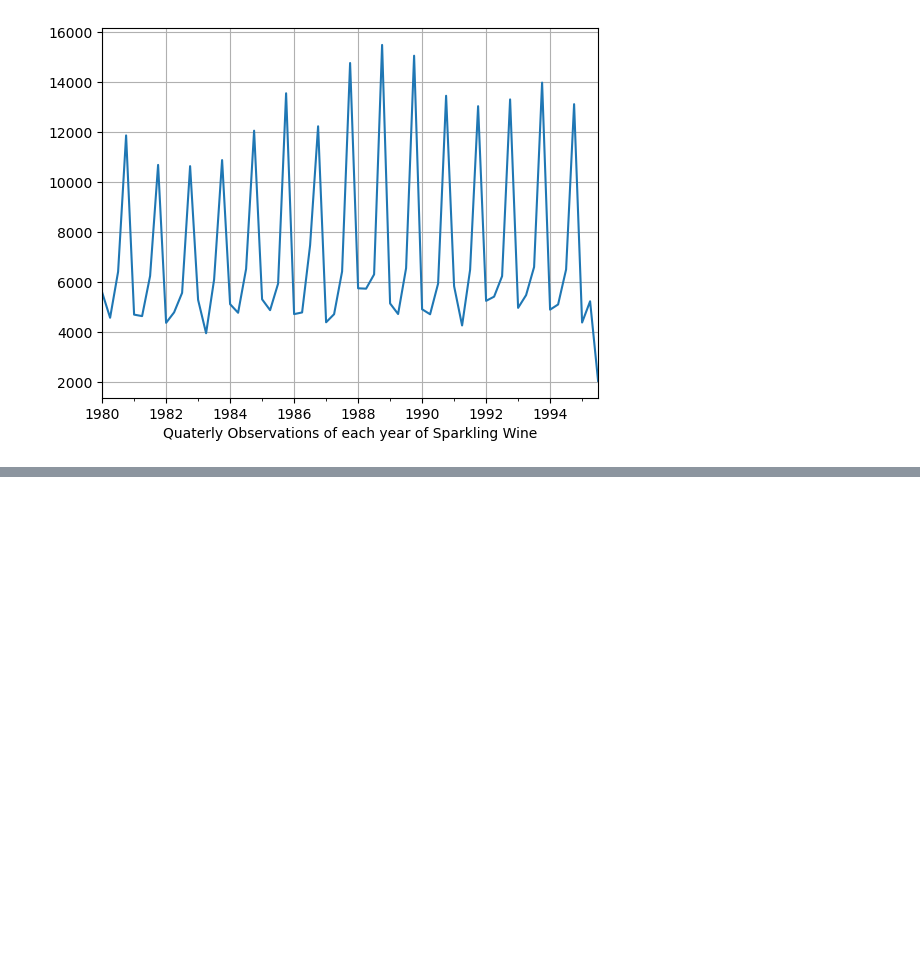
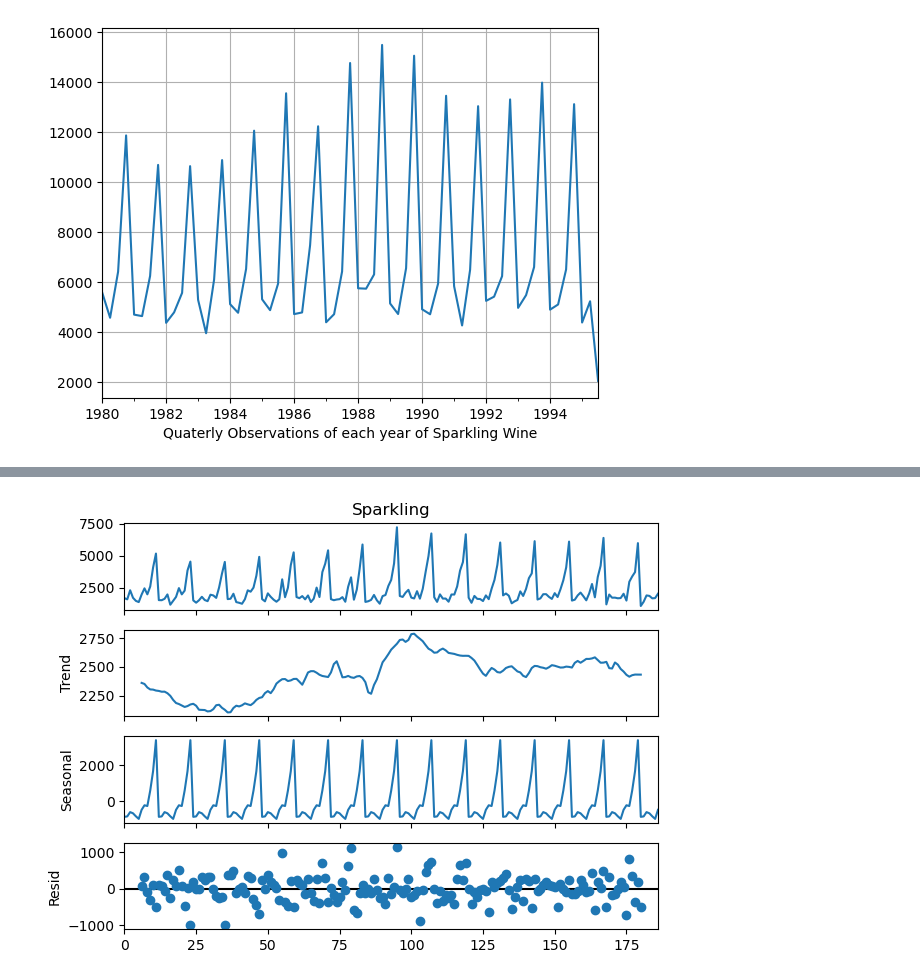
Before and after one commit to Aaryani2024/Time-Forecasting-GL-Project, a Jupyter notebook: Time Forecasting Project.ipynb, the cells around one changed output, grey strips where cells are left out. Saved outputs shown, nothing was run; the diff lists cells and outputs as text; code cells hidden in the pictures; blank space fills up the shorter version.

```diff
--- a/Time Forecasting Project.ipynb
+++ b/Time Forecasting Project.ipynb
@@ -540,0 +562,12 @@ KeyError: 'Year'
+# %%
+# Ensure the 'Sparkling' column is numeric
+df_spark['Sparkling'] = pd.to_numeric(df_spark['Sparkling'], errors='coerce')
+# %%
+# Perform additive decomposition on the 'Rose' column (only numeric values)
+decomposition = seasonal_decompose(df_spark['Sparkling'], model='additive', period=12)
+
+# Plot the decomposition
+decomposition.plot()
+plt.show()
+# %% [output]
+[figure, added]
```
Also changed, not shown: parts of 11 cells of this notebook.
